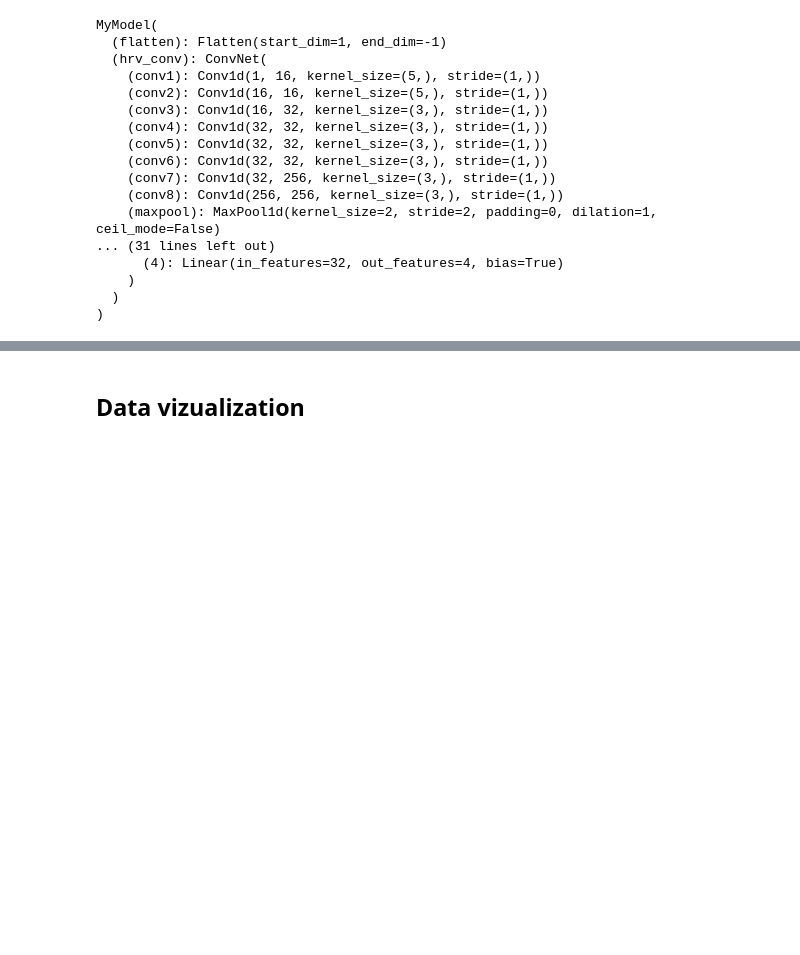
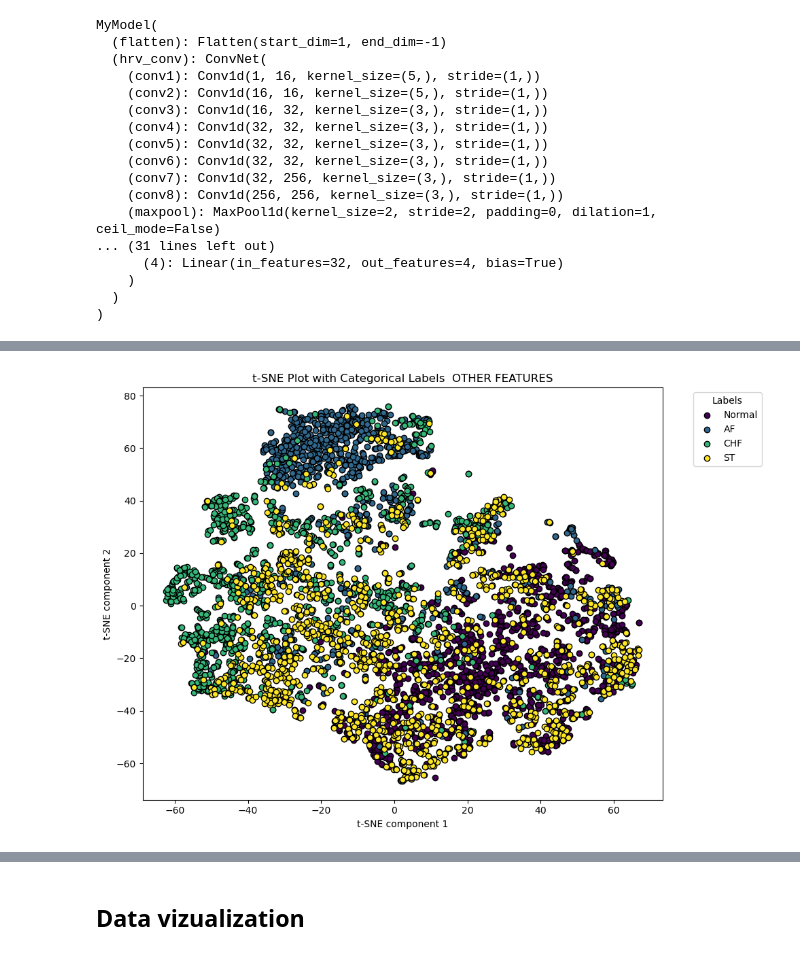
Before and after one commit to AntN21/pytorch-template, a Jupyter notebook: vizualization.ipynb, the cells around one changed output, grey strips where cells are left out. Drawn from its saved outputs; the diff is of its cells as text; code cells hidden in the pictures; blank space fills up the shorter version.

```diff
--- a/vizualization.ipynb
+++ b/vizualization.ipynb
@@ -231,0 +237,4 @@ plot_tsne(outputs3,labels,'FEATURES')
+# %%
+plot_tsne(outputs3[:,6:],labels,' OTHER FEATURES')
+# %% [output]
+[figure, added]
```
Also changed, not shown: parts of 13 cells of this notebook, 12 other files.
